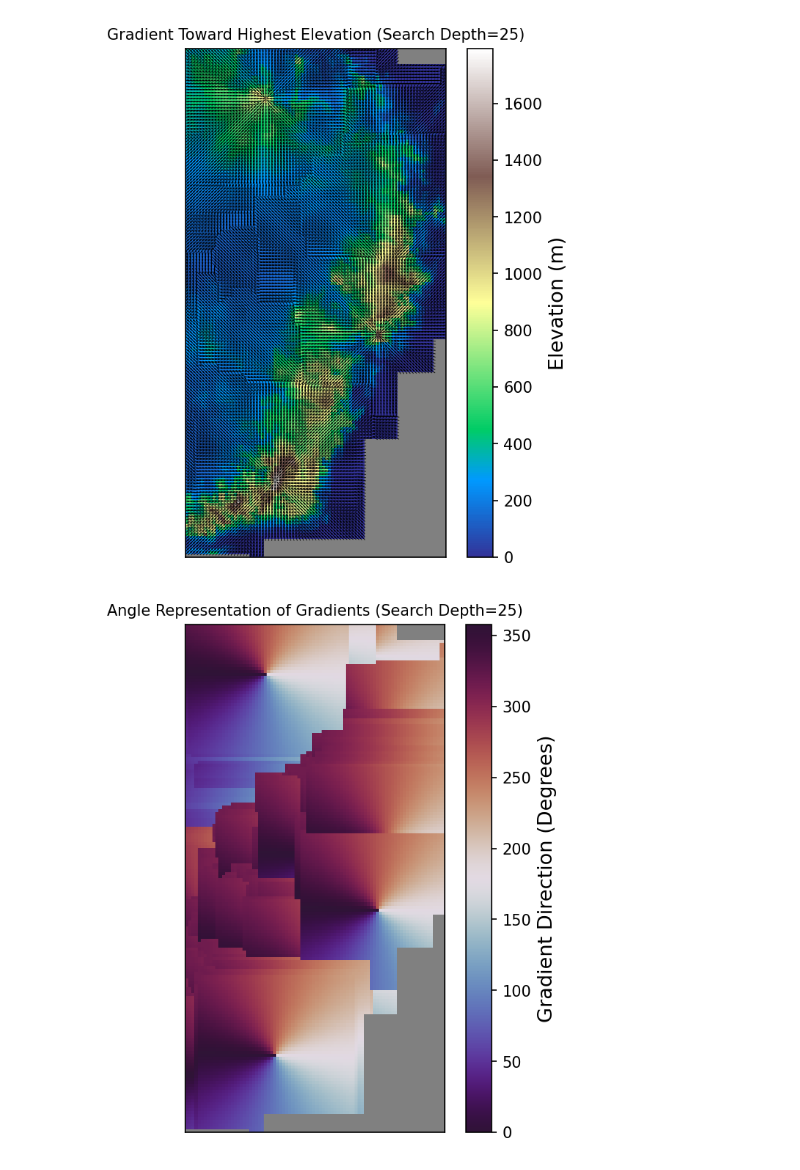
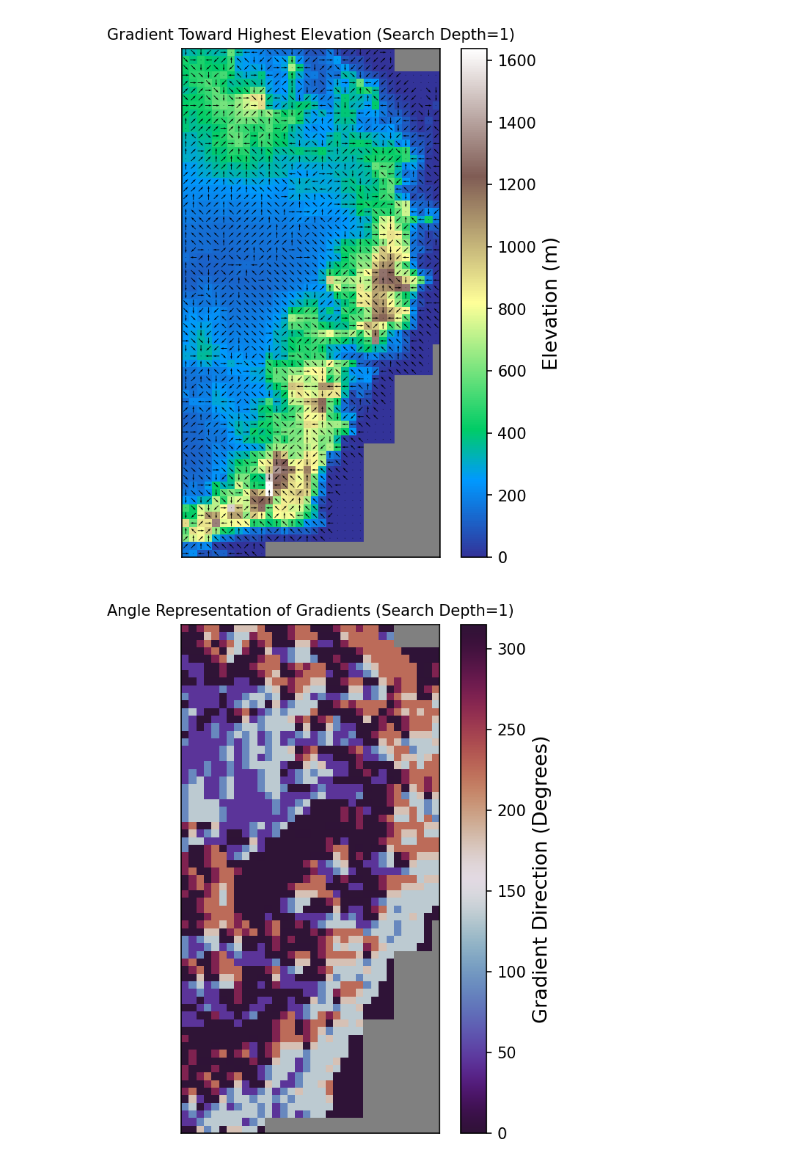
Before and after one commit to jyhong05/CFL_Research, a Jupyter notebook: altitude_extraction/get_elev_gradients.ipynb, the cells around one changed output. Saved outputs shown, nothing was run; the diff lists cells and outputs as text; code cells hidden in the pictures.

```diff
--- a/altitude_extraction/get_elev_gradients.ipynb
+++ b/altitude_extraction/get_elev_gradients.ipynb
@@ -39,10 +39,10 @@ plt.show()
 # %%
 data = true_alt
-d = 25
+d = 1
 nan_val = -100
 
 U, V = gen_elevation_grads(data, d, nan_val=nan_val)
 angles = grad_angles(U, V, d)
 # %% [output]
-[figure, old version]
+[figure, new version]
-[figure, old version]
+[figure, new version]
```
Also changed, not shown: parts of 2 cells of this notebook, 9 other files.
